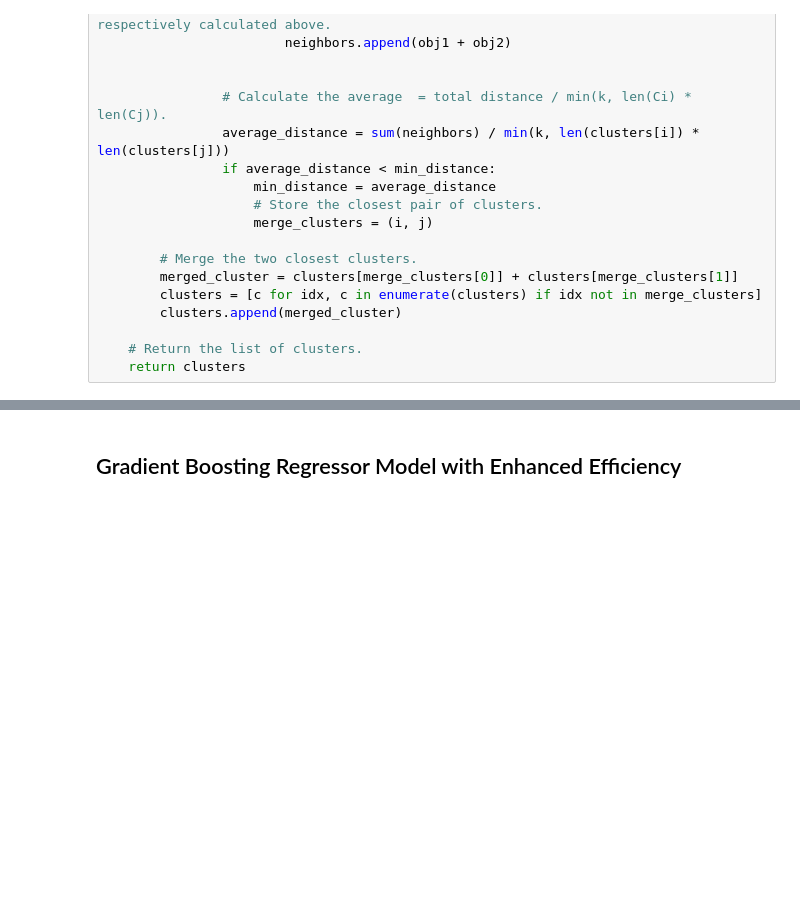
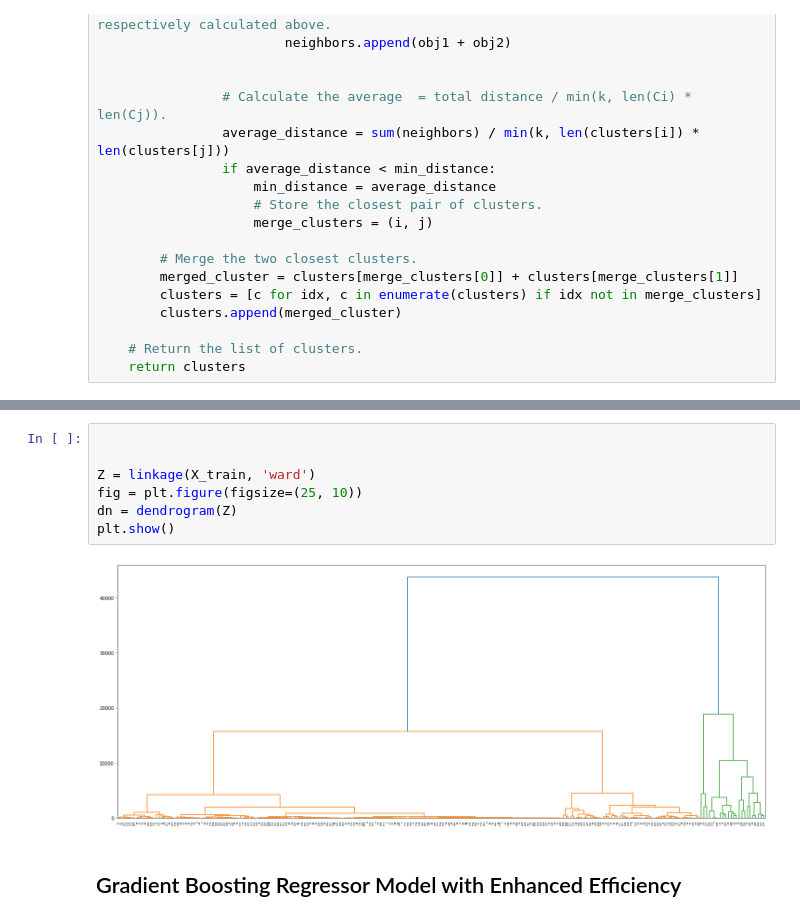
Before and after one commit to Xer0bit/Energy-Efficiency-Enhancement, a Jupyter notebook: Train.ipynb, the cells around one changed output, grey strips where cells are left out. Drawn from its saved outputs; the diff is of its cells as text; blank space fills up the shorter version.

```diff
--- a/Train.ipynb
+++ b/Train.ipynb
@@ -286,3 +280,12 @@ plt.show()
+# %%
+
+
+Z = linkage(X_train, 'ward')
+fig = plt.figure(figsize=(25, 10))
+dn = dendrogram(Z)
+plt.show()
+# %% [output]
+[figure, added]
 # %% [markdown]
 ## Gradient Boosting Regressor Model with Enhanced Efficiency
 # %%
```
Also changed, not shown: parts of 13 cells of this notebook.
